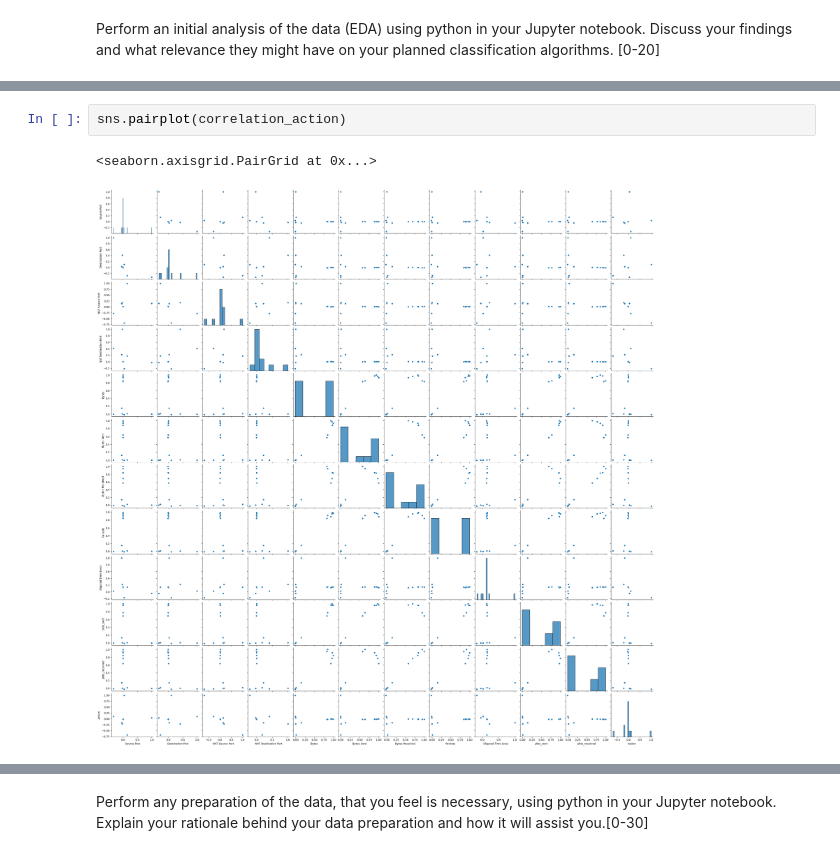
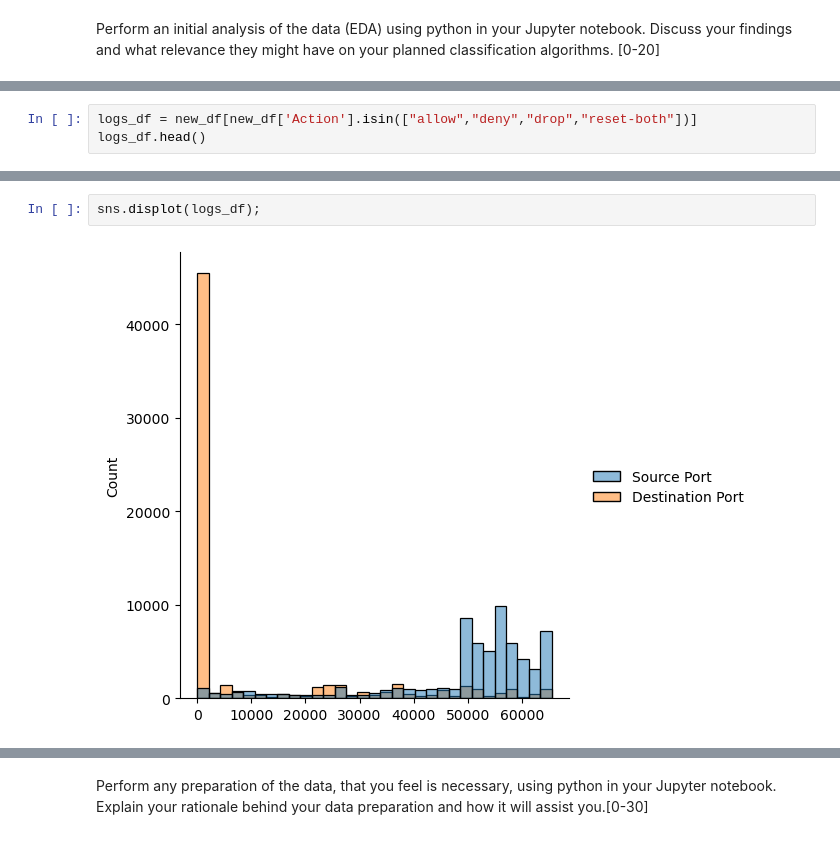
Before and after one commit to tamirisrd/ML_CA1, a Jupyter notebook: TamirisRodriguesDuarte_ML_CA1.ipynb, the cells around one changed output, grey strips where cells are left out. Saved outputs shown, nothing was run; the diff lists cells and outputs as text.

```diff
--- a/TamirisRodriguesDuarte_ML_CA1.ipynb
+++ b/TamirisRodriguesDuarte_ML_CA1.ipynb
@@ -72,0 +69,3 @@ memory usage: 6.0+ MB
+# %%
+logs_df = new_df[new_df['Action'].isin(["allow","deny","drop","reset-both"])]
+logs_df.head()
@@ -119,5 +133,4 @@ Name: Action, dtype: object
-# %%
-sns.pairplot(correlation_action)
-# %% [output]
-<seaborn.axisgrid.PairGrid at 0x...>
-[figure, removed]
+# %%
+sns.displot(logs_df);
+# %% [output]
+[figure, added]
```
Also changed, not shown: parts of 15 cells of this notebook.
